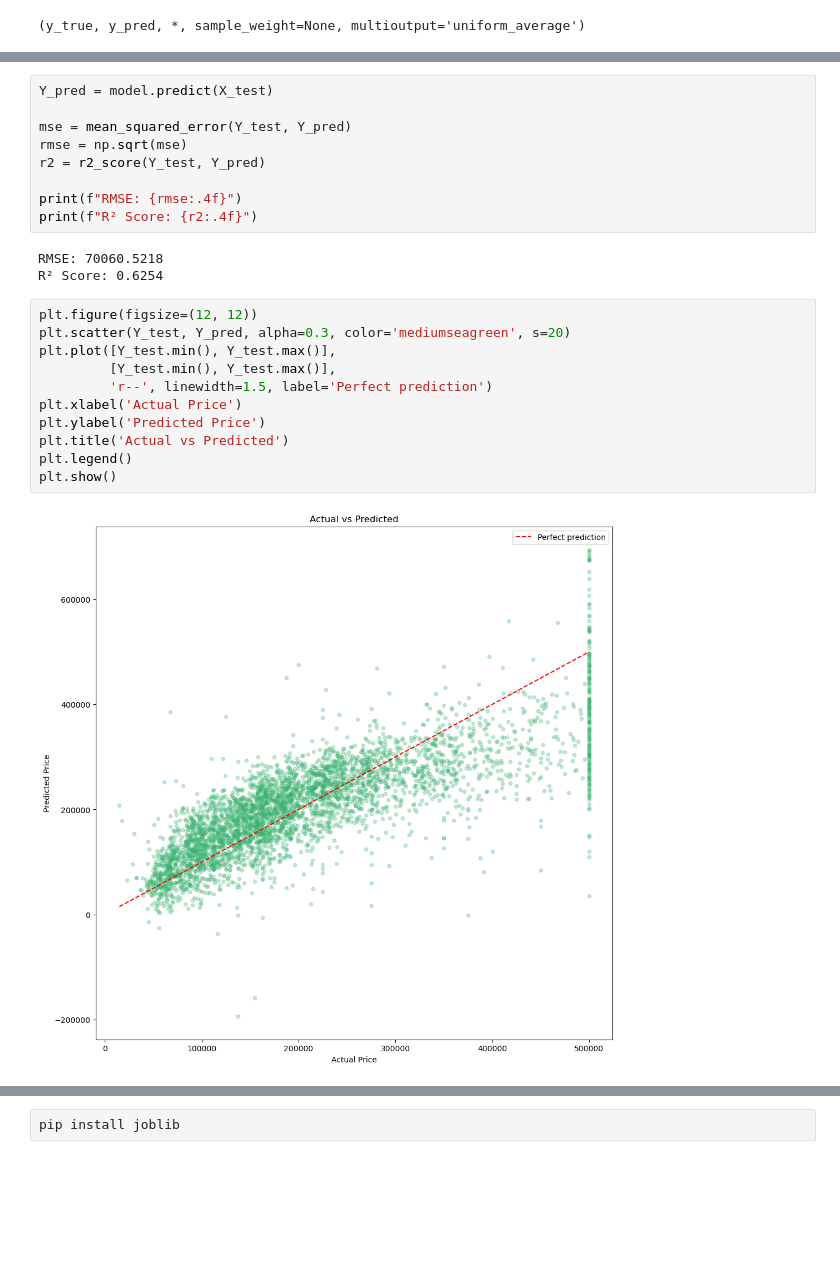
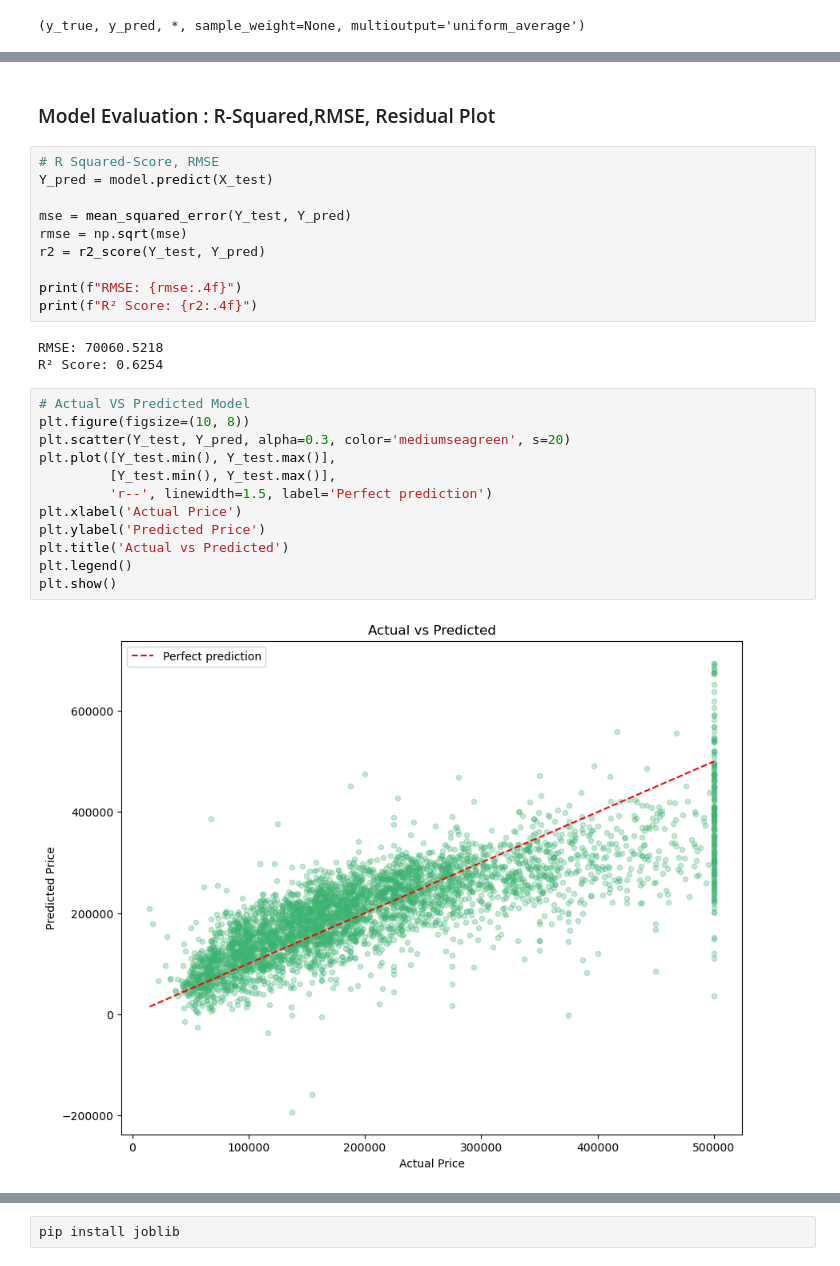
Before and after one commit to Navod2022s/Syntecxhub_Project_Navod, a Jupyter notebook: notebooks/Untitled1.ipynb, the cells around one changed output, grey strips where cells are left out. Saved outputs shown, nothing was run; the diff lists cells and outputs as text; blank space fills up the shorter version.

```diff
--- a/notebooks/Untitled1.ipynb
+++ b/notebooks/Untitled1.ipynb
@@ -232,4 +307,7 @@ plt.show()
+# %% [markdown]
+### Model Evaluation : R-Squared,RMSE, Residual Plot
 # %%
+# R Squared-Score, RMSE
 Y_pred = model.predict(X_test)
 
 mse = mean_squared_error(Y_test, Y_pred)
@@ -242,16 +320,17 @@ print(f"R² Score: {r2:.4f}")
 RMSE: 70060.5218
 R² Score: 0.6254
 # %%
-plt.figure(figsize=(12, 12))
+# Actual VS Predicted Model
+plt.figure(figsize=(10, 8))
 plt.scatter(Y_test, Y_pred, alpha=0.3, color='mediumseagreen', s=20)
 plt.plot([Y_test.min(), Y_test.max()],
          [Y_test.min(), Y_test.max()],
          'r--', linewidth=1.5, label='Perfect prediction')
 plt.xlabel('Actual Price')
 plt.ylabel('Predicted Price')
 plt.title('Actual vs Predicted')
 plt.legend()
 plt.show()
 # %% [output]
-[figure, old version]
+[figure, new version]
 # %%
```
Also changed, not shown: parts of 12 cells of this notebook, 3 other files.
